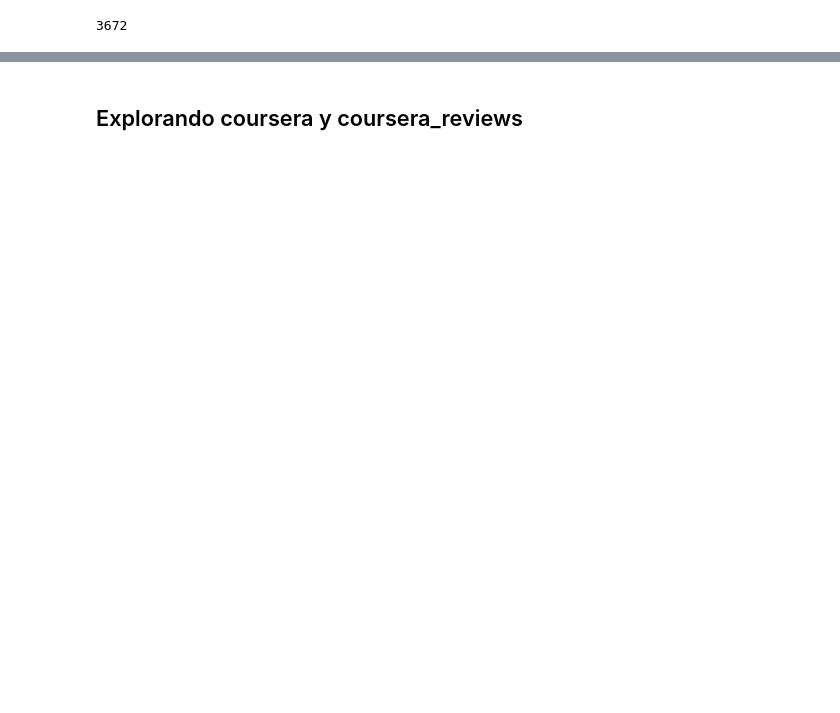
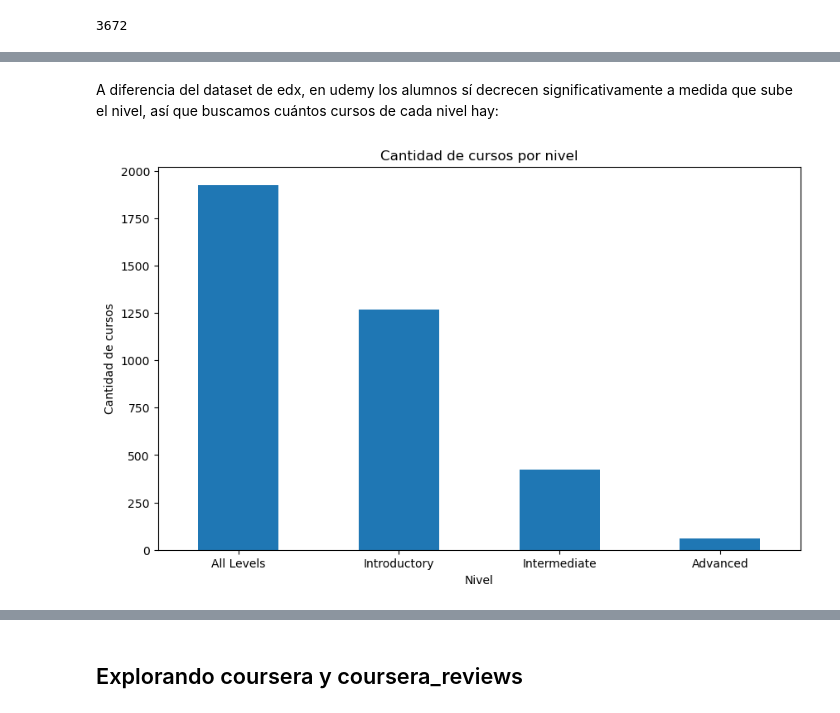
Before and after one commit to HugoGT/PI-02-Data-Analytics, a Jupyter notebook: EDA.ipynb, the cells around one changed output, grey strips where cells are left out. Cells and saved outputs as stored; diff of their text form; code cells hidden in the pictures; blank space fills up the shorter version.

```diff
--- a/EDA.ipynb
+++ b/EDA.ipynb
@@ -333,0 +374,17 @@ udemy_df.drop(axis=1, columns='is_paid', inplace=True)
+# %% [markdown]
+A diferencia del dataset de edx, en udemy los alumnos sí decrecen significativamente a medida que sube el nivel, así que buscamos cuántos cursos de cada nivel hay:
+# %%
+course_count_by_level = udemy_df['level'].value_counts()
+
+plt.figure(figsize=(10, 6))
+course_count_by_level.plot(kind='bar')
+
+plt.title('Cantidad de cursos por nivel')
+plt.xlabel('Nivel')
+plt.ylabel('Cantidad de cursos')
+
+plt.xticks(rotation=0)
+
+plt.show()
+# %% [output]
+[figure, added]
```
Also changed, not shown: parts of 41 cells of this notebook.
